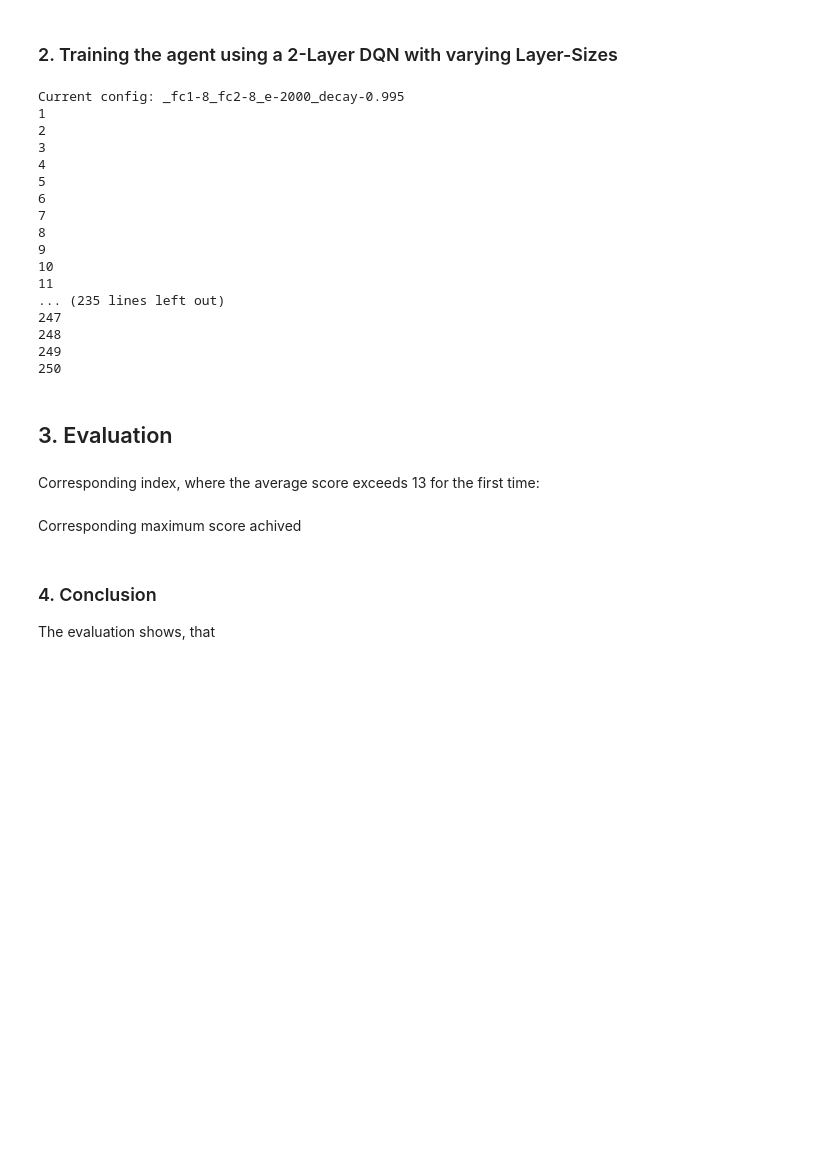
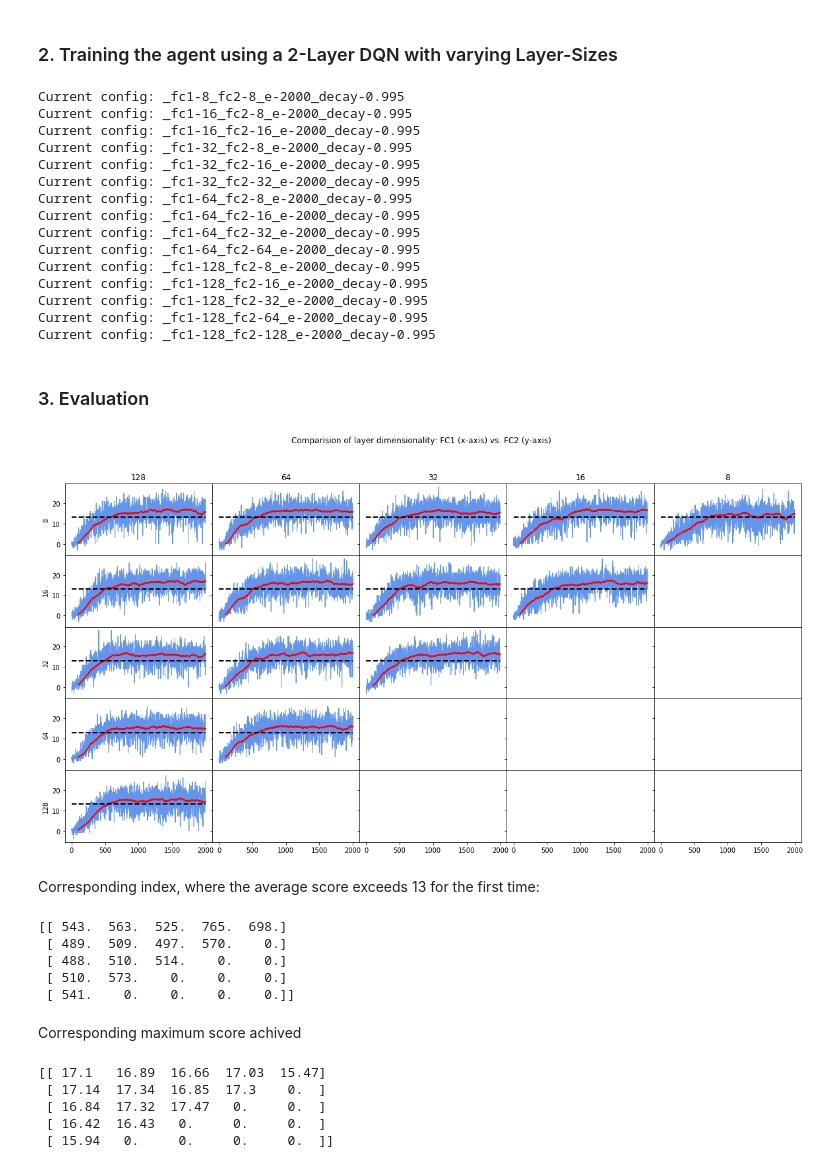
Before and after one commit to tik0/udacity_project_navigation, a Jupyter notebook: Report.ipynb, the cells around one changed output. Saved outputs shown, nothing was run; the diff lists cells and outputs as text; code cells hidden in the pictures; blank space fills up the shorter version.

Commit message:
Final evaluation of netork structure
Signed-off-by: Timo Korthals <tkorthals@cit-ec.uni-bielefeld.de>

```diff
--- a/Report.ipynb
+++ b/Report.ipynb
@@ -102,7 +102,7 @@ States have length: 37
 n_episodes = 2000
 eps_decay = 0.995
 fc_units_power_min = 3
-fc_units_power_max = 6
+fc_units_power_max = 7
 scores_fc_eval = []
 for fc_1_units_power in np.arange(fc_units_power_min, fc_units_power_max+1):
     for fc_2_units_power in np.arange(fc_units_power_min, fc_1_units_power+1):
@@ -123,7 +123,7 @@ for fc_1_units_power in np.arange(fc_units_power_min, fc_units_power_max+1):
             # Train the agent
             dqn = DQN(agent = agent, env = env, brain = brain,
                       eps_decay = eps_decay,
-                      verbose = False,
+                      verbose = True,
                       n_episodes = n_episodes,
                       max_t = 1000)
             # Archive the values
@@ -140,21 +140,19 @@ for fc_1_units_power in np.arange(fc_units_power_min, fc_units_power_max+1):
 env.close()
 # %% [output]
 Current config: _fc1-8_fc2-8_e-2000_decay-0.995
-1
-2
-3
-4
-5
-6
-7
-8
-9
-10
-11
-... (235 lines left out)
-247
-248
-249
-250
+Current config: _fc1-16_fc2-8_e-2000_decay-0.995
+Current config: _fc1-16_fc2-16_e-2000_decay-0.995
+Current config: _fc1-32_fc2-8_e-2000_decay-0.995
+Current config: _fc1-32_fc2-16_e-2000_decay-0.995
+Current config: _fc1-32_fc2-32_e-2000_decay-0.995
+Current config: _fc1-64_fc2-8_e-2000_decay-0.995
+Current config: _fc1-64_fc2-16_e-2000_decay-0.995
+Current config: _fc1-64_fc2-32_e-2000_decay-0.995
+Current config: _fc1-64_fc2-64_e-2000_decay-0.995
+Current config: _fc1-128_fc2-8_e-2000_decay-0.995
+Current config: _fc1-128_fc2-16_e-2000_decay-0.995
+Current config: _fc1-128_fc2-32_e-2000_decay-0.995
+Current config: _fc1-128_fc2-64_e-2000_decay-0.995
+Current config: _fc1-128_fc2-128_e-2000_decay-0.995
 # %% [markdown]
-## 3. Evaluation
+### 3. Evaluation
@@ -187,12 +159,25 @@ f.suptitle("Comparision of layer dimensionality: FC1 (x-axis) vs. FC2 (y-axis)")
+# %%
+# Print the varios scores over different layer sizes
+eval_threashold_idx, eval_max_score = scores_plot(scores = scores_fc_eval, threashold = 13, plot_num=fc_units_power_max - fc_units_power_min + 1, title="Comparision of layer dimensionality: FC1 (x-axis) vs. FC2 (y-axis)")
+# %% [output]
+[figure, added]
 # %% [markdown]
 Corresponding index, where the average score exceeds 13 for the first time:
 # %%
 print(eval_threashold_idx)
+# %% [output]
+[[ 543.  563.  525.  765.  698.]
+ [ 489.  509.  497.  570.    0.]
+ [ 488.  510.  514.    0.    0.]
+ [ 510.  573.    0.    0.    0.]
+ [ 541.    0.    0.    0.    0.]]
 # %% [markdown]
 Corresponding maximum score achived
 # %%
 print(eval_max_score)
+# %% [output]
+[[ 17.1   16.89  16.66  17.03  15.47]
+ [ 17.14  17.34  16.85  17.3    0.  ]
+ [ 16.84  17.32  17.47   0.     0.  ]
+ [ 16.42  16.43   0.     0.     0.  ]
+ [ 15.94   0.     0.     0.     0.  ]]
-# %% [markdown]
-### 4. Conclusion
-
-The evaluation shows, that
```
Also changed, not shown: parts of 4 cells of this notebook, 32 other files.
